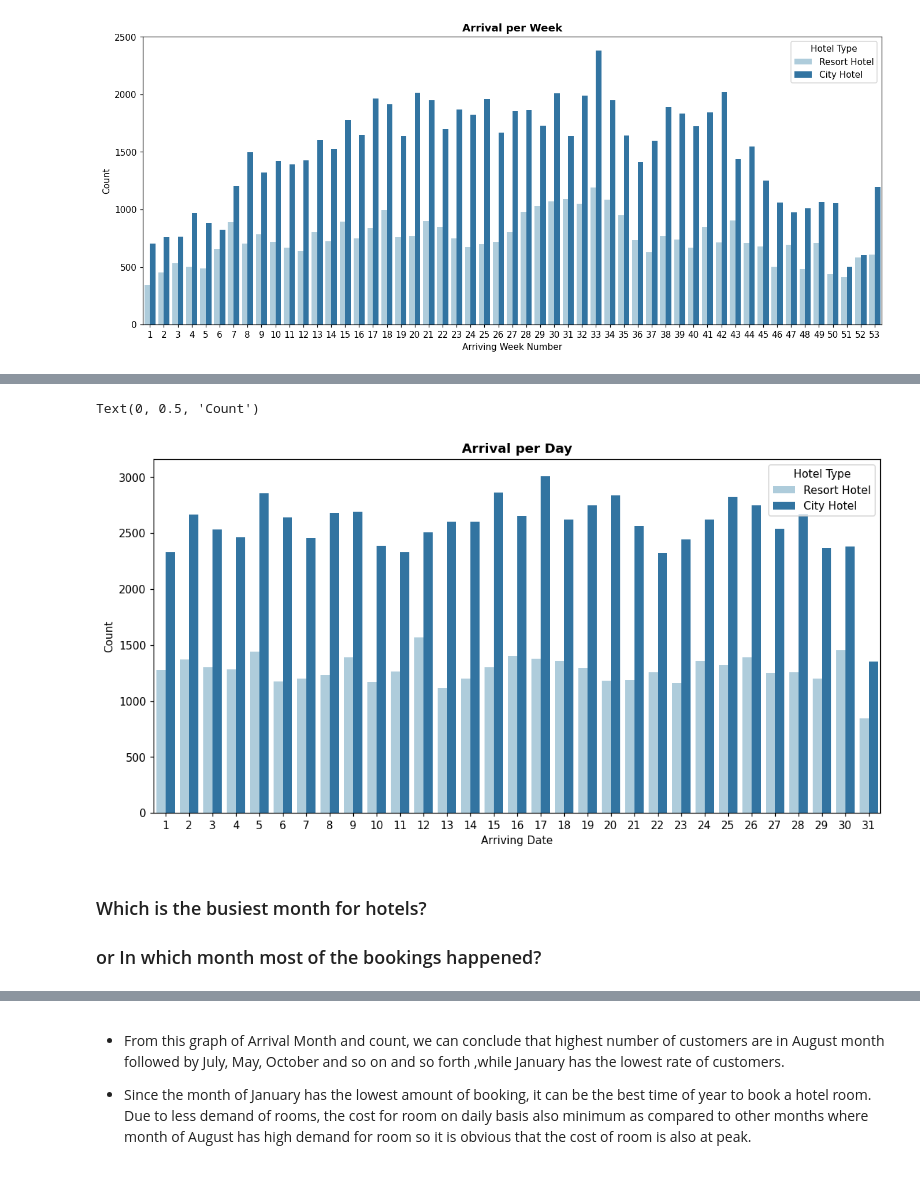
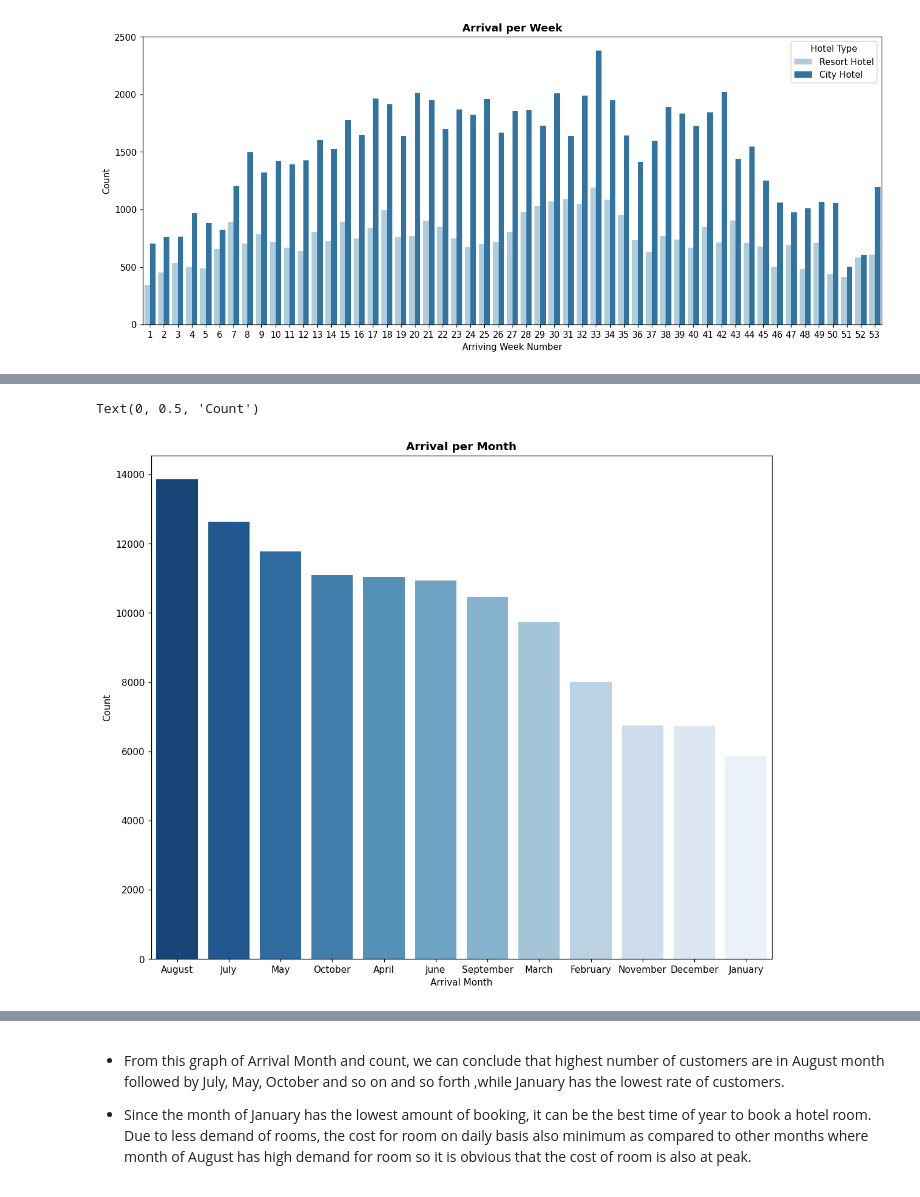
Before and after one commit to Anupam8858/EDA_Hotel_Booking_Analysis, a Jupyter notebook: Hotel_Booking_Analysis_Capstone_Project.ipynb, the cells around one changed output, grey strips where cells are left out. Drawn from its saved outputs; the diff is of its cells as text; code cells hidden in the pictures.

```diff
--- a/Hotel_Booking_Analysis_Capstone_Project.ipynb
+++ b/Hotel_Booking_Analysis_Capstone_Project.ipynb
@@ -38,7 +31,4 @@ Drive already mounted at /content/drive; to attempt to forcibly remount, call dr
 # %%
-# done---
-#csv file location
-file_path='/content/drive/MyDrive/EDA Capstone Project(Almabetter)/Python/Hotel Bookings.csv'
-
-#reading a CSV file
-df=pd.read_csv(file_path)
+# load the csv file
+file_path = '/content/drive/MyDrive/EDA Capstone Project(Almabetter)/Python/'
+df = pd.read_csv(file_path + 'Hotel Bookings.csv')
@@ -544,13 +598,10 @@ Text(0, 0.5, 'Count')
 # %%
-plt.figure(figsize = (12,6), dpi=110)
-sns.countplot(x='arrival_date_day_of_month', hue='hotel', data=df, palette='Paired')
-plt.title('Arrival per Day', weight='bold')
-plt.legend(title='Hotel Type')
-plt.xlabel('Arriving Date')
+# Plotting the count plot for arrivals per month
+plt.figure(figsize = (12,10), dpi=110)
+sns.countplot(x = 'arrival_date_month', data = df, order = df['arrival_date_month'].value_counts().index, palette='Blues_r')
+plt.title('Arrival per Month', weight='bold')
+plt.xlabel('Arrival Month')
 plt.ylabel('Count')
 # %% [output]
 Text(0, 0.5, 'Count')
-[figure, old version]
+[figure, new version]
-# %% [markdown]
-### Which is the busiest month for hotels?
-### or In which month most of the bookings happened?
```
Also changed, not shown: parts of 118 cells of this notebook.
